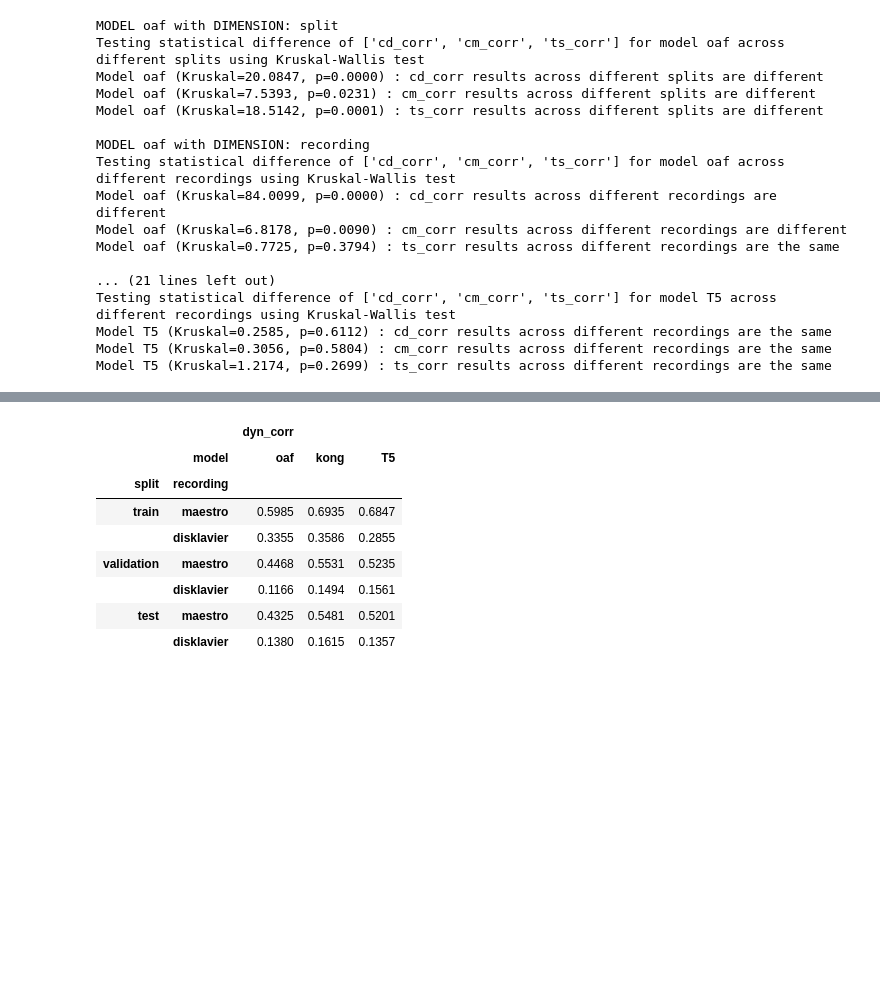
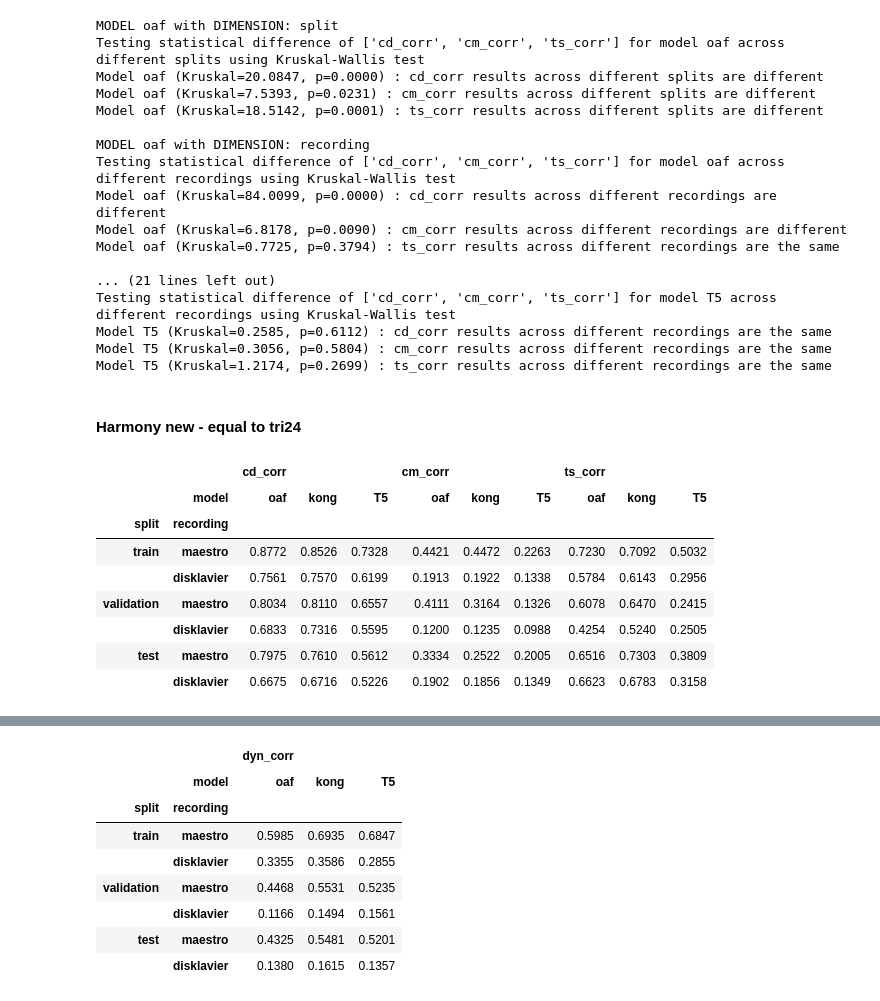
Before and after one commit to CPJKU/mpteval, a Jupyter notebook: notebooks/metrics_demonstration.ipynb, the cells around one changed output, grey strips where cells are left out. Drawn from its saved outputs; the diff is of its cells as text; code cells hidden in the pictures; blank space fills up the shorter version.

```diff
--- a/notebooks/metrics_demonstration.ipynb
+++ b/notebooks/metrics_demonstration.ipynb
@@ -269,3 +490,24 @@ Testing statistical difference of ['cd_corr', 'cm_corr', 'ts_corr'] for model T5
 Model T5 (Kruskal=0.2585, p=0.6112) : cd_corr results across different recordings are the same
 Model T5 (Kruskal=0.3056, p=0.5804) : cm_corr results across different recordings are the same
 Model T5 (Kruskal=1.2174, p=0.2699) : ts_corr results across different recordings are the same
+# %% [markdown]
+#### Harmony new - equal to tri24
+# %%
+# get grouped mean results for harmony
+harmony_mean_df = get_grouped_mean_results(musical_res, harmony_metrics)
+harmony_mean_df
+
+harmony_mean_df_wide = long_to_wide(
+    harmony_mean_df, index_cols=['split', 'recording'], column_var='model',
+    value_var=harmony_metrics, sort_cols=True)
+harmony_mean_df_wide
+# %% [output]
+|  |  | cd_corr |  |  | cm_corr |  |  | ts_corr |  |  |
+|  | model | oaf | kong | T5 | oaf | kong | T5 | oaf | kong | T5 |
+| split | recording |  |  |  |  |  |  |  |  |  |
+| train | maestro | 0.8772 | 0.8526 | 0.7328 | 0.4421 | 0.4472 | 0.2263 | 0.7230 | 0.7092 | 0.5032 |
+|  | disklavier | 0.7561 | 0.7570 | 0.6199 | 0.1913 | 0.1922 | 0.1338 | 0.5784 | 0.6143 | 0.2956 |
+| validation | maestro | 0.8034 | 0.8110 | 0.6557 | 0.4111 | 0.3164 | 0.1326 | 0.6078 | 0.6470 | 0.2415 |
+|  | disklavier | 0.6833 | 0.7316 | 0.5595 | 0.1200 | 0.1235 | 0.0988 | 0.4254 | 0.5240 | 0.2505 |
+| test | maestro | 0.7975 | 0.7610 | 0.5612 | 0.3334 | 0.2522 | 0.2005 | 0.6516 | 0.7303 | 0.3809 |
+|  | disklavier | 0.6675 | 0.6716 | 0.5226 | 0.1902 | 0.1856 | 0.1349 | 0.6623 | 0.6783 | 0.3158 |
```
Also changed, not shown: parts of 32 cells of this notebook, 3 other files.
